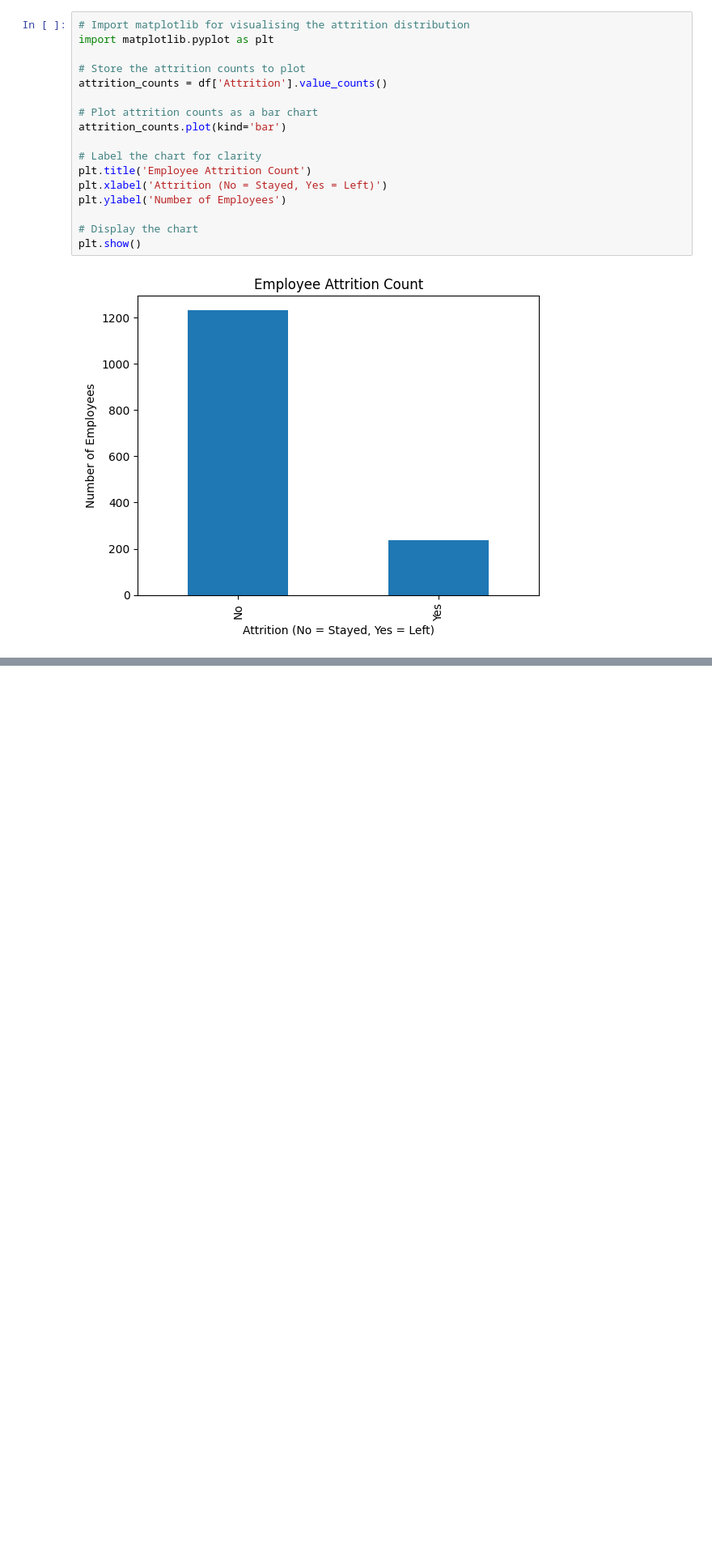
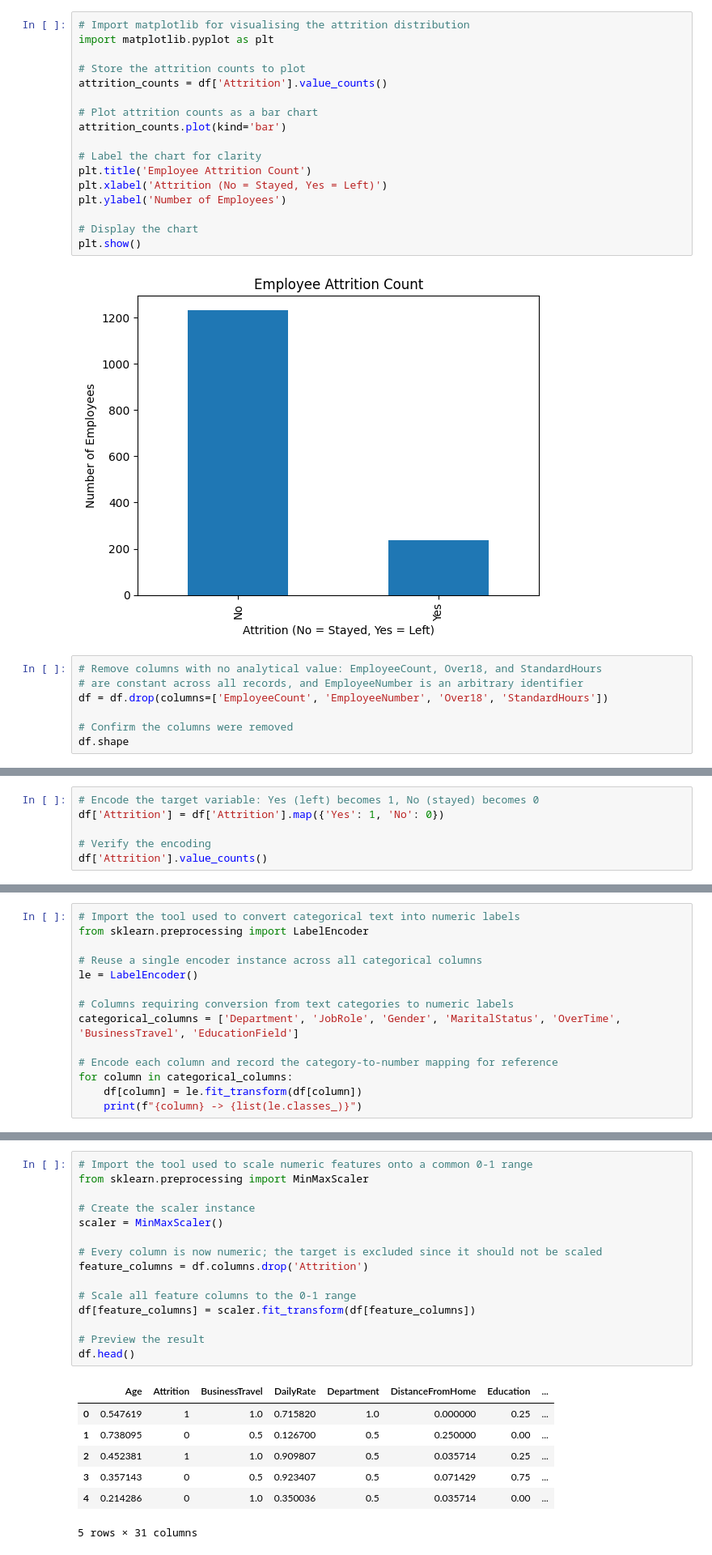
Before and after one commit to zainaahamed-work/Employee-Attrition-Analytics-XAI, a Jupyter notebook: Employee_Attrition_Project.ipynb, the cells around one changed output, grey strips where cells are left out. Shown at 81% size. Drawn from its saved outputs; the diff is of its cells as text; blank space fills up the shorter version.

```diff
--- a/Employee_Attrition_Project.ipynb
+++ b/Employee_Attrition_Project.ipynb
@@ -127,3 +127,10 @@ plt.ylabel('Number of Employees')
 plt.show()
 # %% [output]
 [figure]
+# %%
+# Remove columns with no analytical value: EmployeeCount, Over18, and StandardHours
+# are constant across all records, and EmployeeNumber is an arbitrary identifier
+df = df.drop(columns=['EmployeeCount', 'EmployeeNumber', 'Over18', 'StandardHours'])
+
+# Confirm the columns were removed
+df.shape
@@ -129,0 +139,6 @@ plt.show()
+# %%
+# Encode the target variable: Yes (left) becomes 1, No (stayed) becomes 0
+df['Attrition'] = df['Attrition'].map({'Yes': 1, 'No': 0})
+
+# Verify the encoding
+df['Attrition'].value_counts()
@@ -129,0 +151,14 @@ plt.show()
+# %%
+# Import the tool used to convert categorical text into numeric labels
+from sklearn.preprocessing import LabelEncoder
+
+# Reuse a single encoder instance across all categorical columns
+le = LabelEncoder()
+
+# Columns requiring conversion from text categories to numeric labels
+categorical_columns = ['Department', 'JobRole', 'Gender', 'MaritalStatus', 'OverTime', 'BusinessTravel', 'EducationField']
+
+# Encode each column and record the category-to-number mapping for reference
+for column in categorical_columns:
+    df[column] = le.fit_transform(df[column])
+    print(f"{column} -> {list(le.classes_)}")
@@ -129,0 +173,23 @@ plt.show()
+# %%
+# Import the tool used to scale numeric features onto a common 0-1 range
+from sklearn.preprocessing import MinMaxScaler
+
+# Create the scaler instance
+scaler = MinMaxScaler()
+
+# Every column is now numeric; the target is excluded since it should not be scaled
+feature_columns = df.columns.drop('Attrition')
+
+# Scale all feature columns to the 0-1 range
+df[feature_columns] = scaler.fit_transform(df[feature_columns])
+
+# Preview the result
+df.head()
+# %% [output]
+|  | Age | Attrition | BusinessTravel | DailyRate | Department | DistanceFromHome | Education | ... |
+| 0 | 0.547619 | 1 | 1.0 | 0.715820 | 1.0 | 0.000000 | 0.25 | ... |
+| 1 | 0.738095 | 0 | 0.5 | 0.126700 | 0.5 | 0.250000 | 0.00 | ... |
+| 2 | 0.452381 | 1 | 1.0 | 0.909807 | 0.5 | 0.035714 | 0.25 | ... |
+| 3 | 0.357143 | 0 | 0.5 | 0.923407 | 0.5 | 0.071429 | 0.75 | ... |
+| 4 | 0.214286 | 0 | 1.0 | 0.350036 | 0.5 | 0.035714 | 0.00 | ... |
+5 rows × 31 columns
```
Also changed, not shown: parts of 4 cells of this notebook.
